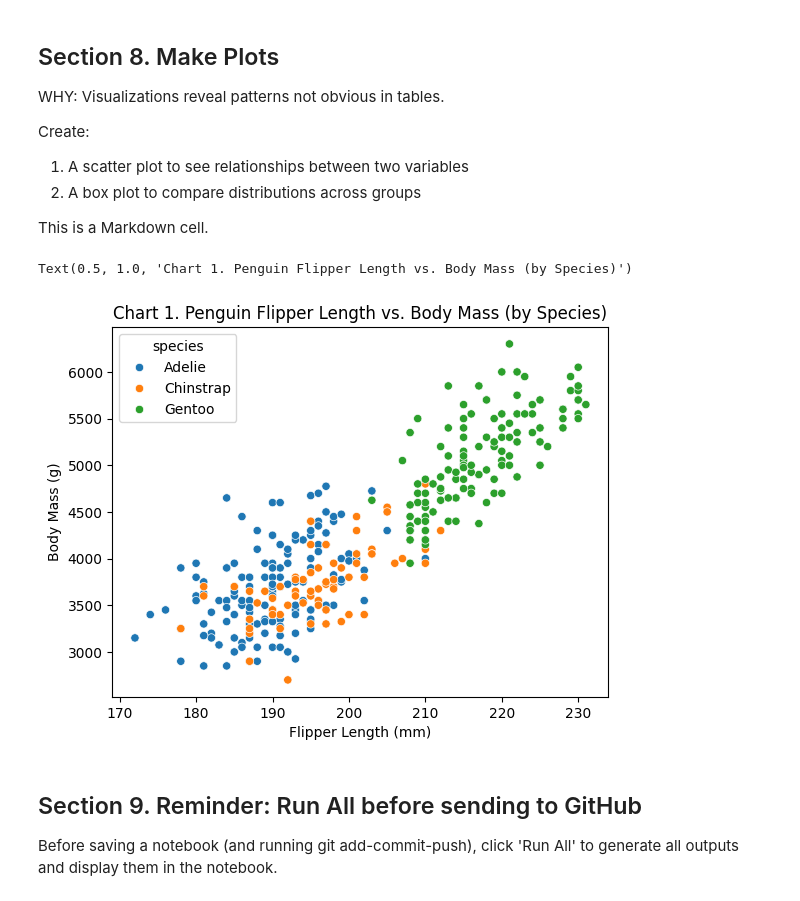
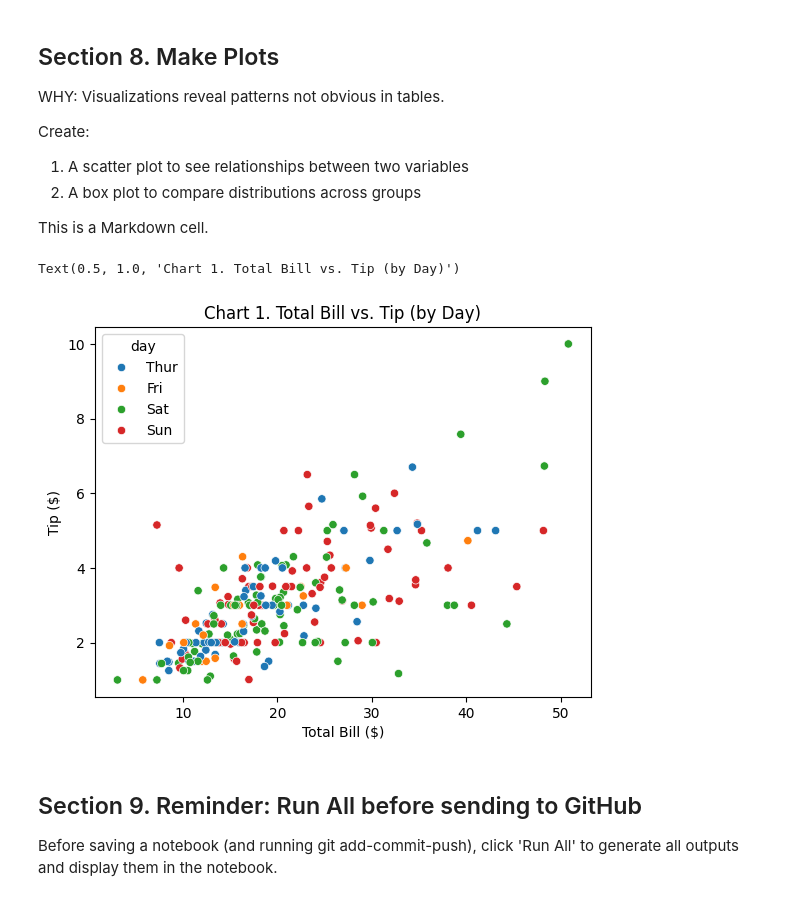
Before and after one commit to abeaderstadt/datafun-04-notebooks, a Jupyter notebook: notebooks/eda_beaderstadt.ipynb, the cells around one changed output. Cells and saved outputs as stored; diff of their text form; code cells hidden in the pictures.

```diff
--- a/notebooks/eda_beaderstadt.ipynb
+++ b/notebooks/eda_beaderstadt.ipynb
@@ -196,35 +195,35 @@ Rows removed: 11
 # %% [markdown]
 ## Section 5b. Creating Derived Features
 # %%
-# Derived feature: body size category
-def add_body_size_category(df: pd.DataFrame) -> pd.DataFrame:
-    """Add body size categories based on body mass."""
+# Derived feature: spending category
+def add_spending_category(df: pd.DataFrame) -> pd.DataFrame:
+    """Add spending categories based on total bill amount."""
 
     df = df.copy()
 
-    df["body_size_category"] = pd.cut(
-        df["body_mass_g"],
-        bins=[0, 4000, 5000, 7000],
-        labels=["Small", "Medium", "Large"],
+    df["spending_category"] = pd.cut(
+        df["total_bill"],
+        bins=[0, 15, 30, 60],
+        labels=["Low", "Medium", "High"],
     )
 
     return df
 # %%
-# Derived feature: mass vs species average
-def add_mass_vs_species_avg(df: pd.DataFrame) -> pd.DataFrame:
-    """Add a feature comparing each penguin's mass to its species average."""
+# Derived feature: bill_vs_day_avg
+def add_bill_vs_day_avg(df: pd.DataFrame) -> pd.DataFrame:
+    """Compare each bill to the average bill for that day."""
 
     df = df.copy()
 
-    species_avg = df.groupby("species")["body_mass_g"].transform("mean")
+    day_avg = df.groupby("day")["total_bill"].transform("mean")
 
-    df["mass_vs_species_avg"] = df["body_mass_g"] / species_avg
+    df["bill_vs_day_avg"] = df["total_bill"] / day_avg
 
     return df
 # %%
 # Apply new feartures to the clean dataset
-penguins_clean = add_body_size_category(penguins_clean)
-penguins_clean = add_mass_vs_species_avg(penguins_clean)
+tips_clean = add_spending_category(tips_clean)
+tips_clean = add_bill_vs_day_avg(tips_clean)
 
-penguins_clean.groupby("species").sample(3, random_state=42)
+tips_clean.groupby("day").sample(3, random_state=42)
 # %% [output]
@@ -351,23 +347,21 @@ This is a Markdown cell.
 # %%
 # Section 8 Python cell - use "Run All" so prior cells are executed first.
 
-# Create a scatter plot of penguin flipper length vs. body mass
+# Create a scatter plot of total bill vs. tip, colored by day of the week
 # We need to know our dataset column names so we can use them to set x, y, and hue (color)
-scatter_plt: Axes = sns.scatterplot(
-    data=penguins_clean, x="flipper_length_mm", y="body_mass_g", hue="species"
-)
+scatter_plt: Axes = sns.scatterplot(data=tips_clean, x="total_bill", y="tip", hue="day")
 
 # Set axis labels using the Matplotlib Axes methods set_xlabel() and set_ylabel()
-scatter_plt.set_xlabel("Flipper Length (mm)")
-scatter_plt.set_ylabel("Body Mass (g)")
+scatter_plt.set_xlabel("Total Bill ($)")
+scatter_plt.set_ylabel("Tip ($)")
 
 # Set the title using the Matplotlib Axes set_title() method
-scatter_plt.set_title("Chart 1. Penguin Flipper Length vs. Body Mass (by Species)")
+scatter_plt.set_title("Chart 1. Total Bill vs. Tip (by Day)")
 
 # Run by clicking Run All in the Menu up top
 # %% [output]
-Text(0.5, 1.0, 'Chart 1. Penguin Flipper Length vs. Body Mass (by Species)')
+Text(0.5, 1.0, 'Chart 1. Total Bill vs. Tip (by Day)')
-[figure, old version]
+[figure, new version]
 # %% [markdown]
 ## Section 9. Reminder: Run All before sending to GitHub
 
```
Also changed, not shown: parts of 15 cells of this notebook, 1 other file.
